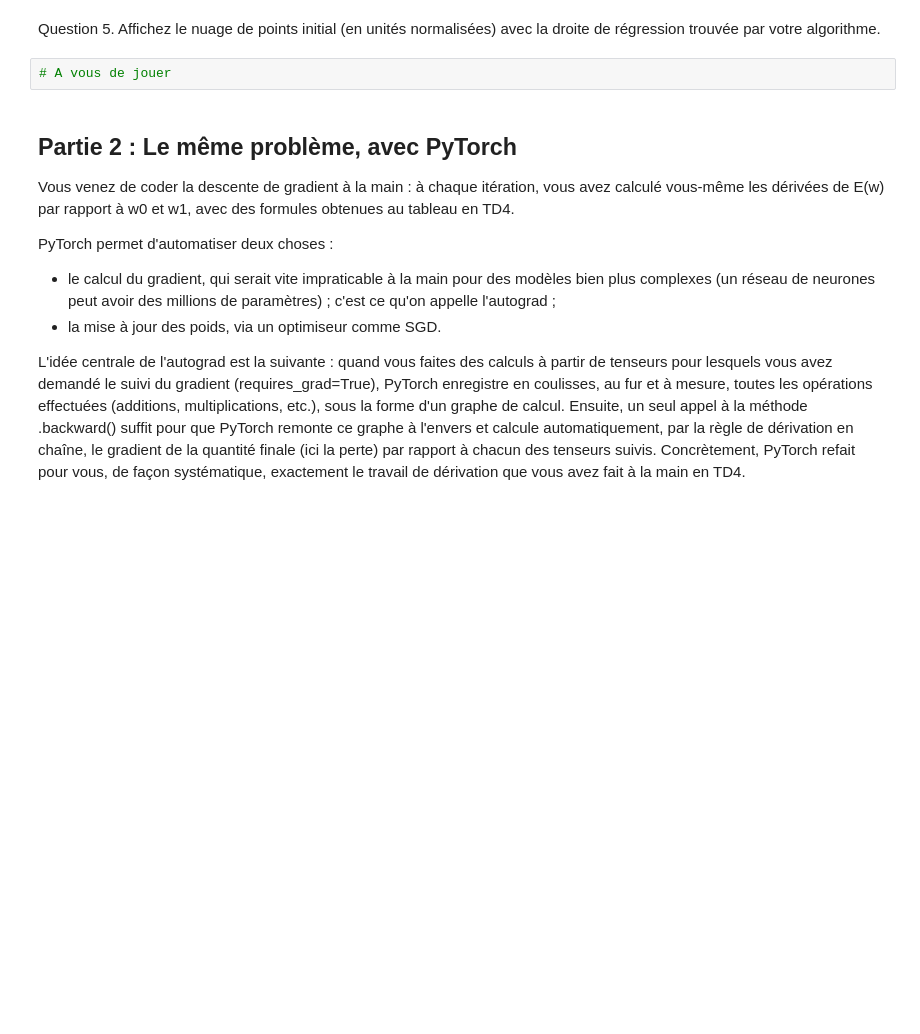
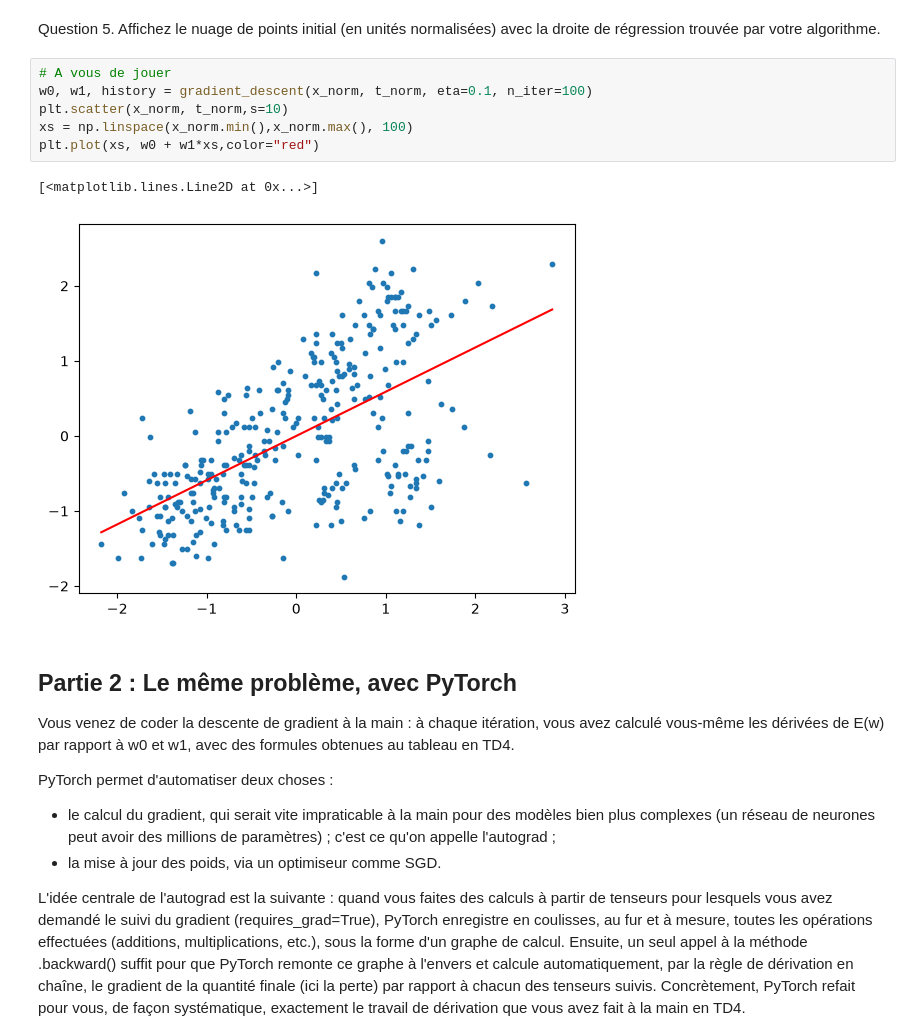
Before and after one commit to varuniv/BUT3-2026-2027, a Jupyter notebook: R5.11/TD5_Regression_PyTorch.ipynb, the cells around one changed output. Drawn from its saved outputs; the diff is of its cells as text; blank space fills up the shorter version.

```diff
--- a/R5.11/TD5_Regression_PyTorch.ipynb
+++ b/R5.11/TD5_Regression_PyTorch.ipynb
@@ -158,8 +157,15 @@ plt.legend()
 [figure]
 # %% [markdown]
 Question 5. Affichez le nuage de points initial (en unités normalisées) avec la droite de régression trouvée par votre algorithme.
-# %%
-# A vous de jouer
+# %%
+# A vous de jouer
+w0, w1, history = gradient_descent(x_norm, t_norm, eta=0.1, n_iter=100)
+plt.scatter(x_norm, t_norm,s=10)
+xs = np.linspace(x_norm.min(),x_norm.max(), 100)
+plt.plot(xs, w0 + w1*xs,color="red")
+# %% [output]
+[<matplotlib.lines.Line2D at 0x...>]
+[figure, added]
 # %% [markdown]
 ## Partie 2 : Le même problème, avec PyTorch
 
```
Also changed, not shown: parts of 6 cells of this notebook, 2 other files.
